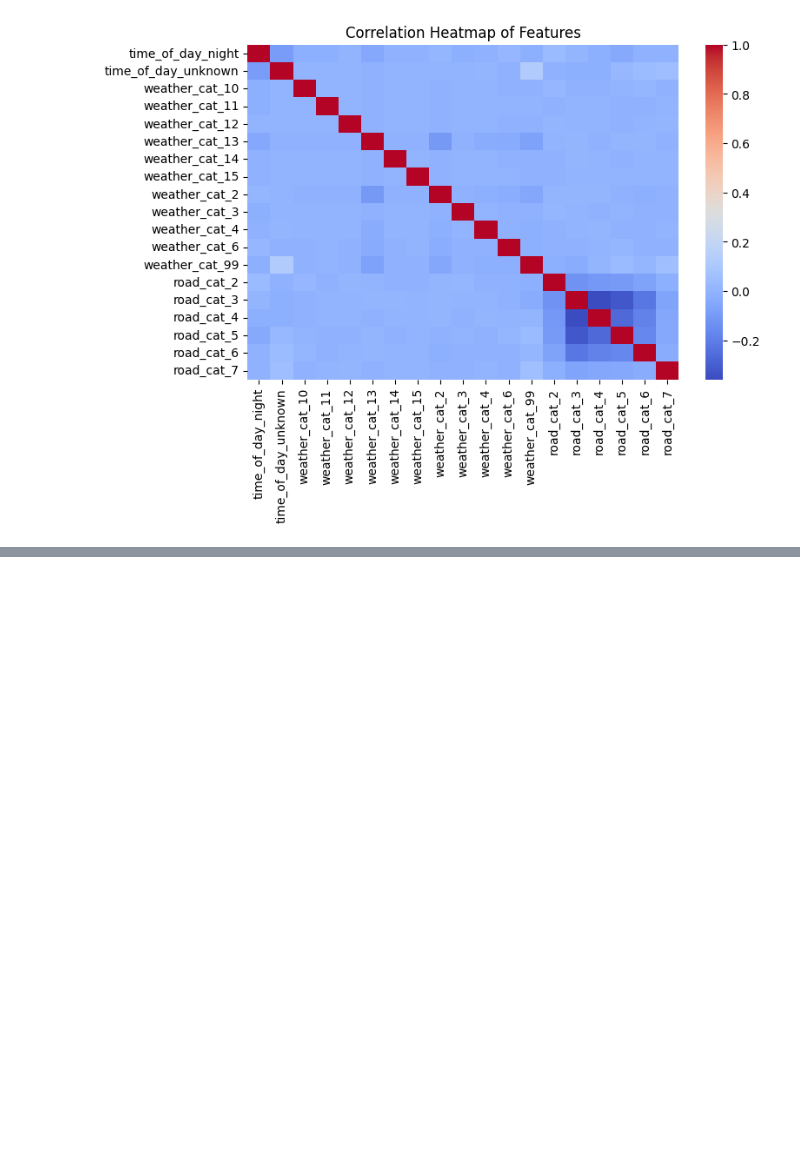
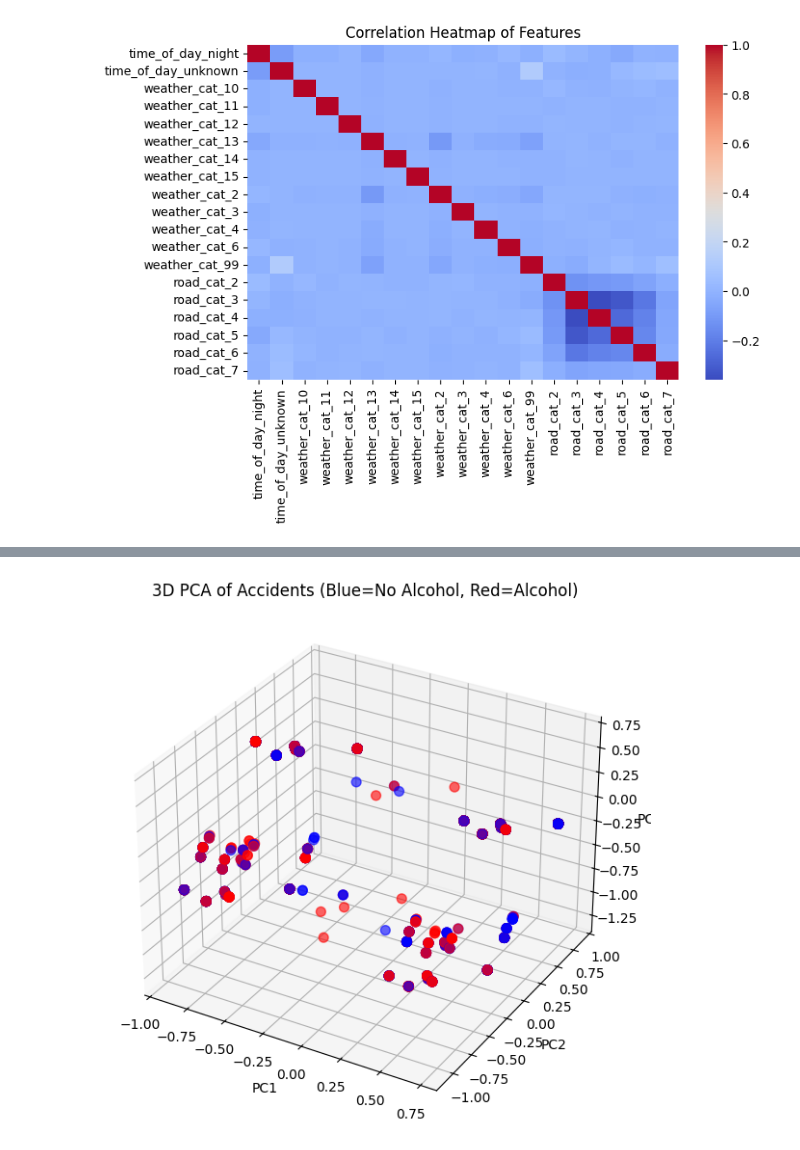
Before and after one commit to JarvinChavez/Data-science-assignments, a Jupyter notebook: final_project/final_project.ipynb, the cells around one changed output, grey strips where cells are left out. Cells and saved outputs as stored; diff of their text form; code cells hidden in the pictures; blank space fills up the shorter version.

```diff
--- a/final_project/final_project.ipynb
+++ b/final_project/final_project.ipynb
@@ -712,0 +736,40 @@ plt.show()
+# %%
+# ----------------------------
+# 3D Visualization of Curse of Dimensionality
+# ----------------------------
+from sklearn.decomposition import PCA
+import matplotlib.pyplot as plt
+from mpl_toolkits.mplot3d import Axes3D  # needed for 3D plotting
+import random
+
+# Optional: sample a subset for faster plotting
+sample_size = 2000  # adjust as needed
+if len(df_final) > sample_size:
+    sample_df = df_final.sample(sample_size, random_state=42).reset_index(drop=True)
+else:
+    sample_df = df_final.copy()
+
+# Build the one-hot encoded feature matrix (same as for clustering)
+X_sample = pd.get_dummies(sample_df[["time_of_day", "weather_cat", "road_cat"]])
+
+# Apply PCA to reduce to 3 dimensions
+pca = PCA(n_components=3)
+X_pca = pca.fit_transform(X_sample)
+
+# Assign axes
+x, y, z = X_pca[:, 0], X_pca[:, 1], X_pca[:, 2]
+
+# Map colors based on alcohol involvement
+colors = sample_df["alcohol_involved"].map({0: "blue", 1: "red"})
+
+# Plot
+fig = plt.figure(figsize=(10, 7))
+ax = fig.add_subplot(111, projection='3d')
+ax.scatter(x, y, z, c=colors, alpha=0.6, s=50)
+ax.set_xlabel("PC1")
+ax.set_ylabel("PC2")
+ax.set_zlabel("PC3")
+ax.set_title("3D PCA of Accidents (Blue=No Alcohol, Red=Alcohol)")
+plt.show()
+# %% [output]
+[figure, added]
```
Also changed, not shown: parts of 1 cell of this notebook.
